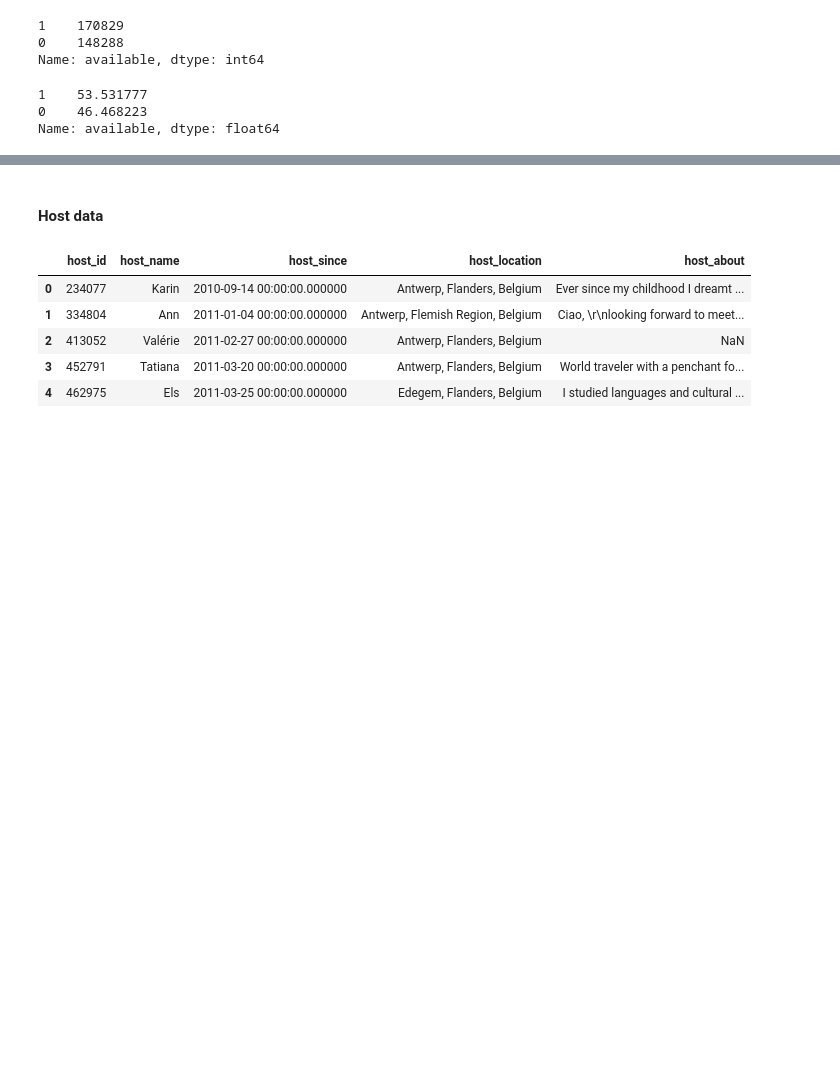
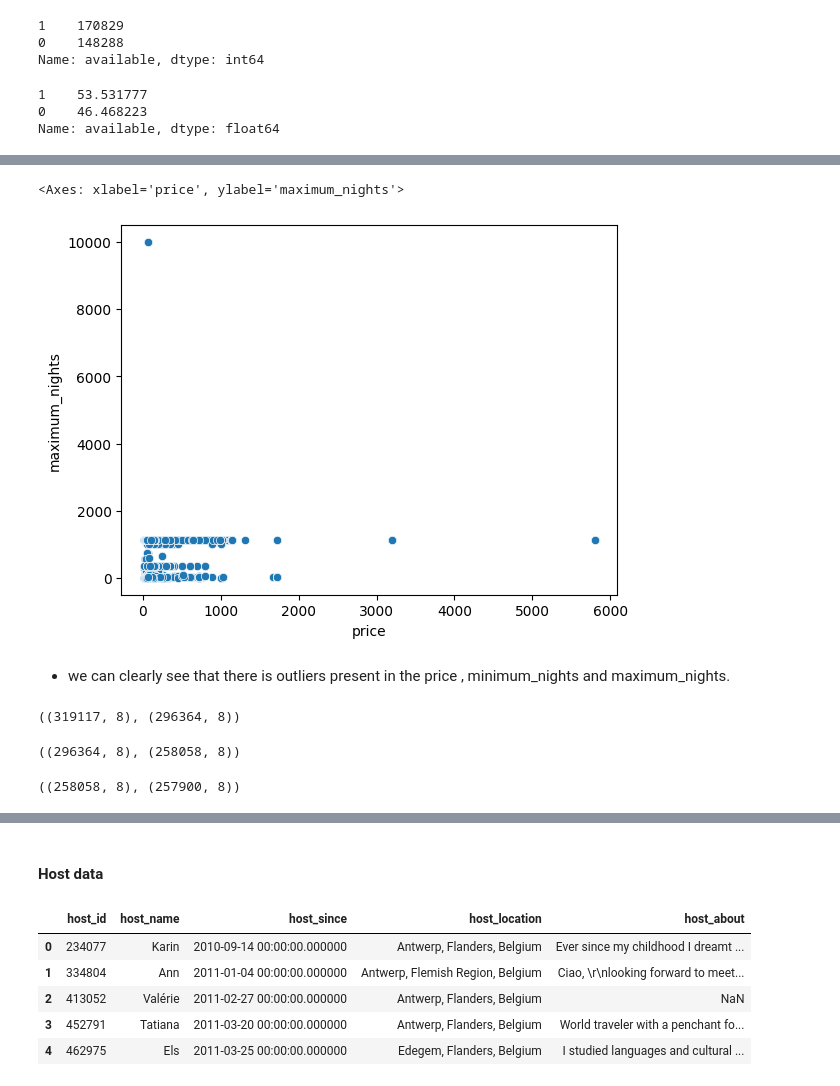
Before and after one commit to SuhelAnsari9272/Airbnb-booking-analysis, a Jupyter notebook: Airbnb_capstone_ABADS.ipynb, the cells around one changed output, grey strips where cells are left out. Drawn from its saved outputs; the diff is of its cells as text; code cells hidden in the pictures; blank space fills up the shorter version.

```diff
--- a/Airbnb_capstone_ABADS.ipynb
+++ b/Airbnb_capstone_ABADS.ipynb
@@ -181,0 +140,7 @@ Name: maximum_nights, dtype: int64
+# %%
+sns.scatterplot(y = 'maximum_nights', x = 'price', data = cal_df)
+# %% [output]
+<Axes: xlabel='price', ylabel='maximum_nights'>
+[figure, added]
+# %% [markdown]
+* we can clearly see that there is outliers present in the price , minimum_nights and maximum_nights.
@@ -181,0 +169,4 @@ Name: maximum_nights, dtype: int64
+# %%
+cal_df.shape, cal_df1.shape
+# %% [output]
+((319117, 8), (296364, 8))
@@ -181,0 +176,4 @@ Name: maximum_nights, dtype: int64
+# %%
+cal_df1.shape, cal_df2.shape
+# %% [output]
+((296364, 8), (258058, 8))
@@ -181,0 +183,4 @@ Name: maximum_nights, dtype: int64
+# %%
+cal_df2.shape, cal_df3.shape
+# %% [output]
+((258058, 8), (257900, 8))
```
Also changed, not shown: parts of 44 cells of this notebook.
